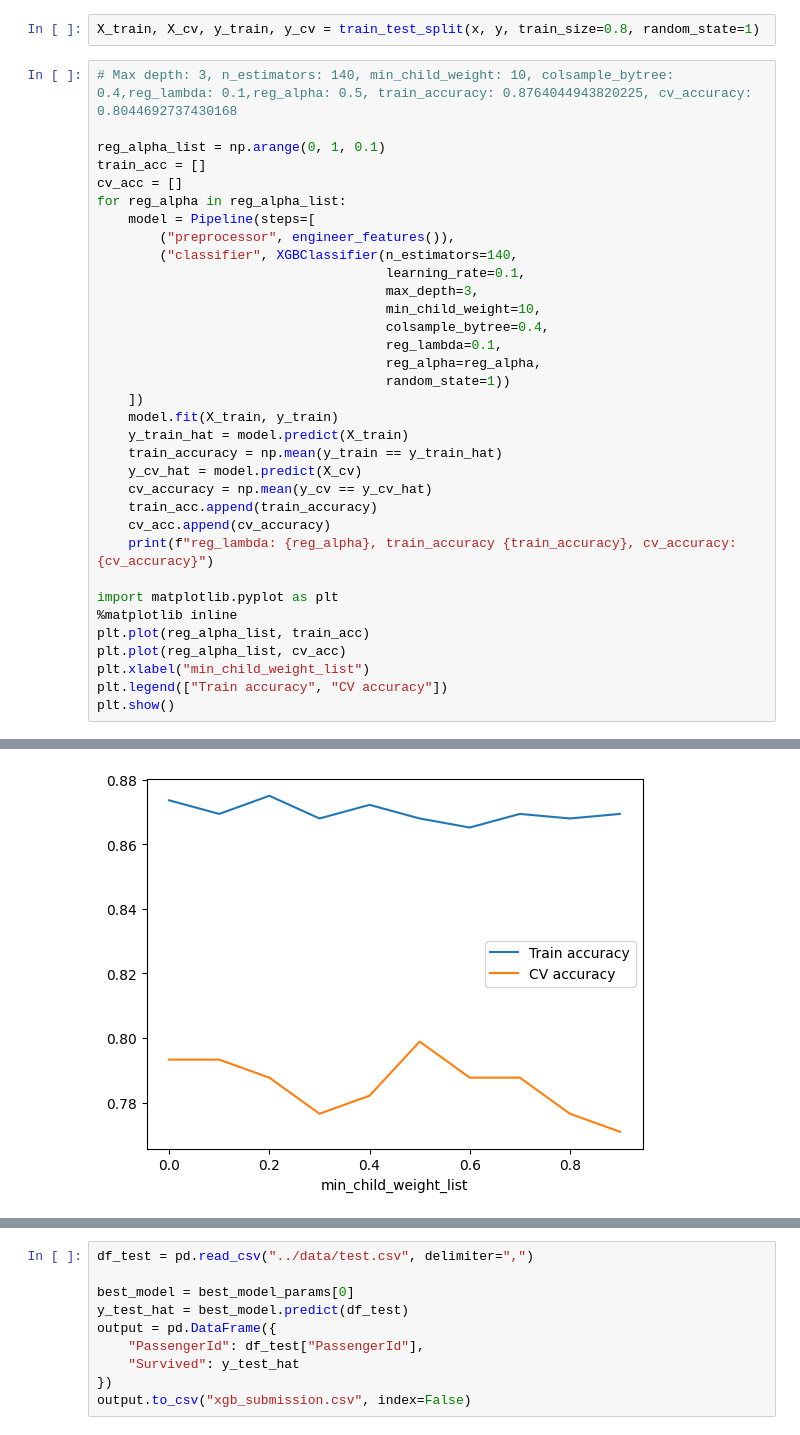
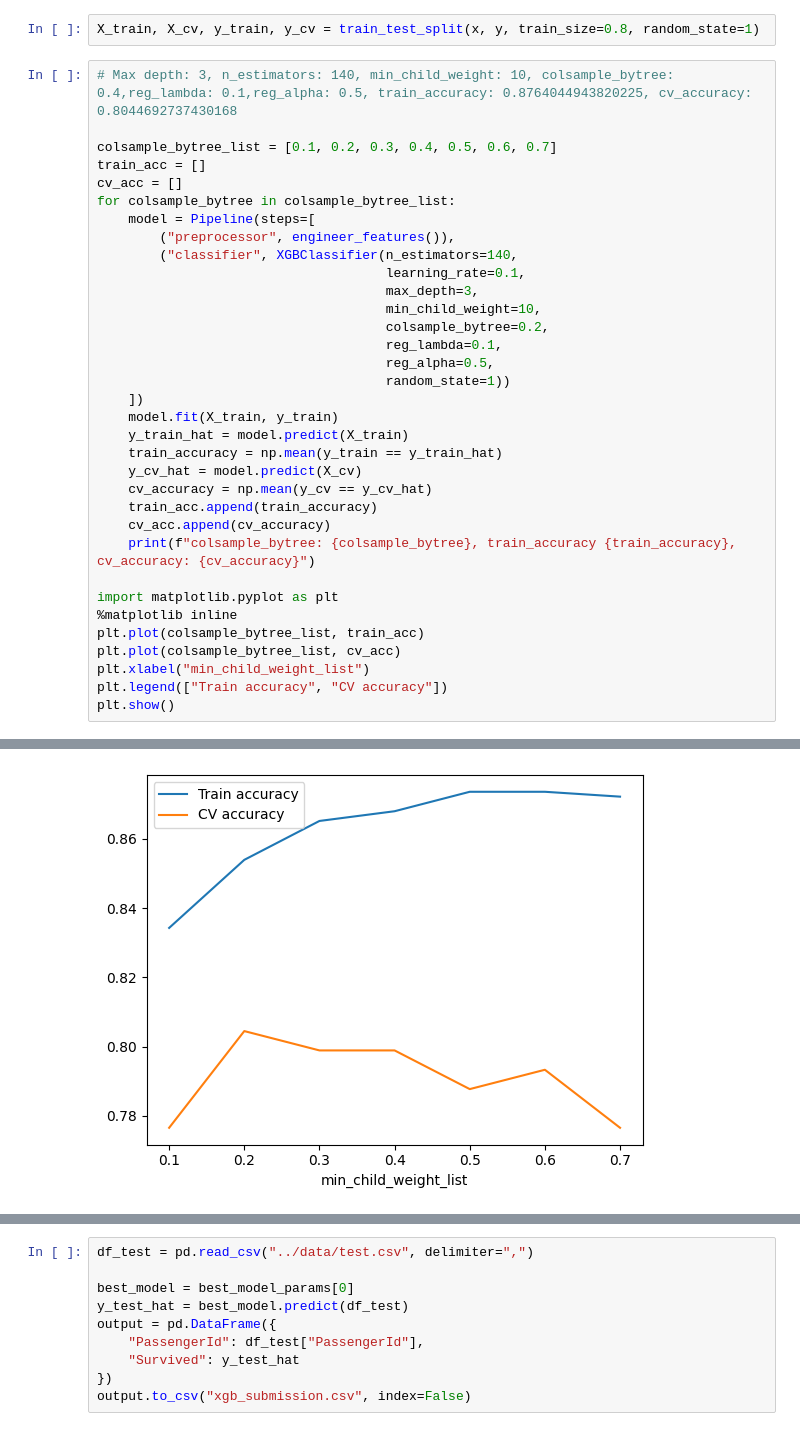
Before and after one commit to lamphamTL/kaggle-comp, a Jupyter notebook: competition/titanic/xgboost/XG_Boost_Model.ipynb, the cells around one changed output, grey strips where cells are left out. Saved outputs shown, nothing was run; the diff lists cells and outputs as text.

```diff
--- a/competition/titanic/xgboost/XG_Boost_Model.ipynb
+++ b/competition/titanic/xgboost/XG_Boost_Model.ipynb
@@ -27,19 +27,19 @@ X_train, X_cv, y_train, y_cv = train_test_split(x, y, train_size=0.8, random_sta
 # %%
 # Max depth: 3, n_estimators: 140, min_child_weight: 10, colsample_bytree: 0.4,reg_lambda: 0.1,reg_alpha: 0.5, train_accuracy: 0.8764044943820225, cv_accuracy: 0.8044692737430168
 
-reg_alpha_list = np.arange(0, 1, 0.1)
+colsample_bytree_list = [0.1, 0.2, 0.3, 0.4, 0.5, 0.6, 0.7]
 train_acc = []
 cv_acc = []
-for reg_alpha in reg_alpha_list:
+for colsample_bytree in colsample_bytree_list:
     model = Pipeline(steps=[
         ("preprocessor", engineer_features()),
         ("classifier", XGBClassifier(n_estimators=140,
                                      learning_rate=0.1,
                                      max_depth=3,
                                      min_child_weight=10,
-                                     colsample_bytree=0.4,
+                                     colsample_bytree=0.2,
                                      reg_lambda=0.1,
-                                     reg_alpha=reg_alpha,
+                                     reg_alpha=0.5,
                                      random_state=1))
     ])
     model.fit(X_train, y_train)
@@ -49,12 +49,12 @@ for reg_alpha in reg_alpha_list:
     cv_accuracy = np.mean(y_cv == y_cv_hat)
     train_acc.append(train_accuracy)
     cv_acc.append(cv_accuracy)
-    print(f"reg_lambda: {reg_alpha}, train_accuracy {train_accuracy}, cv_accuracy: {cv_accuracy}")
+    print(f"colsample_bytree: {colsample_bytree}, train_accuracy {train_accuracy}, cv_accuracy: {cv_accuracy}")
 
 import matplotlib.pyplot as plt
 %matplotlib inline
-plt.plot(reg_alpha_list, train_acc)
-plt.plot(reg_alpha_list, cv_acc)
+plt.plot(colsample_bytree_list, train_acc)
+plt.plot(colsample_bytree_list, cv_acc)
 plt.xlabel("min_child_weight_list")
 plt.legend(["Train accuracy", "CV accuracy"])
 plt.show()
@@ -72,2 +69,2 @@ reg_lambda: 0.9, train_accuracy 0.8693820224719101, cv_accuracy: 0.7709497206703
-[figure, old version]
+[figure, new version]
 # %%
```
Also changed, not shown: parts of 4 cells of this notebook, 5 other files.
